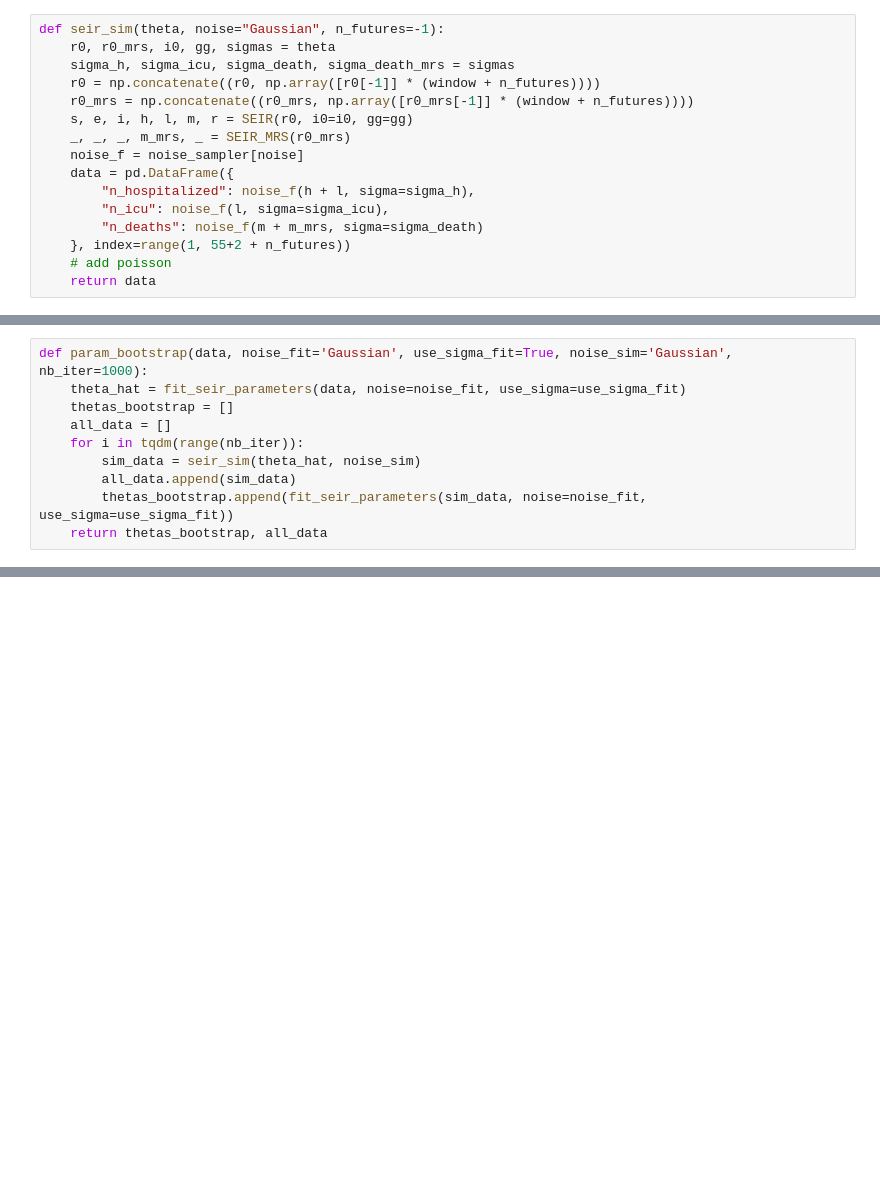
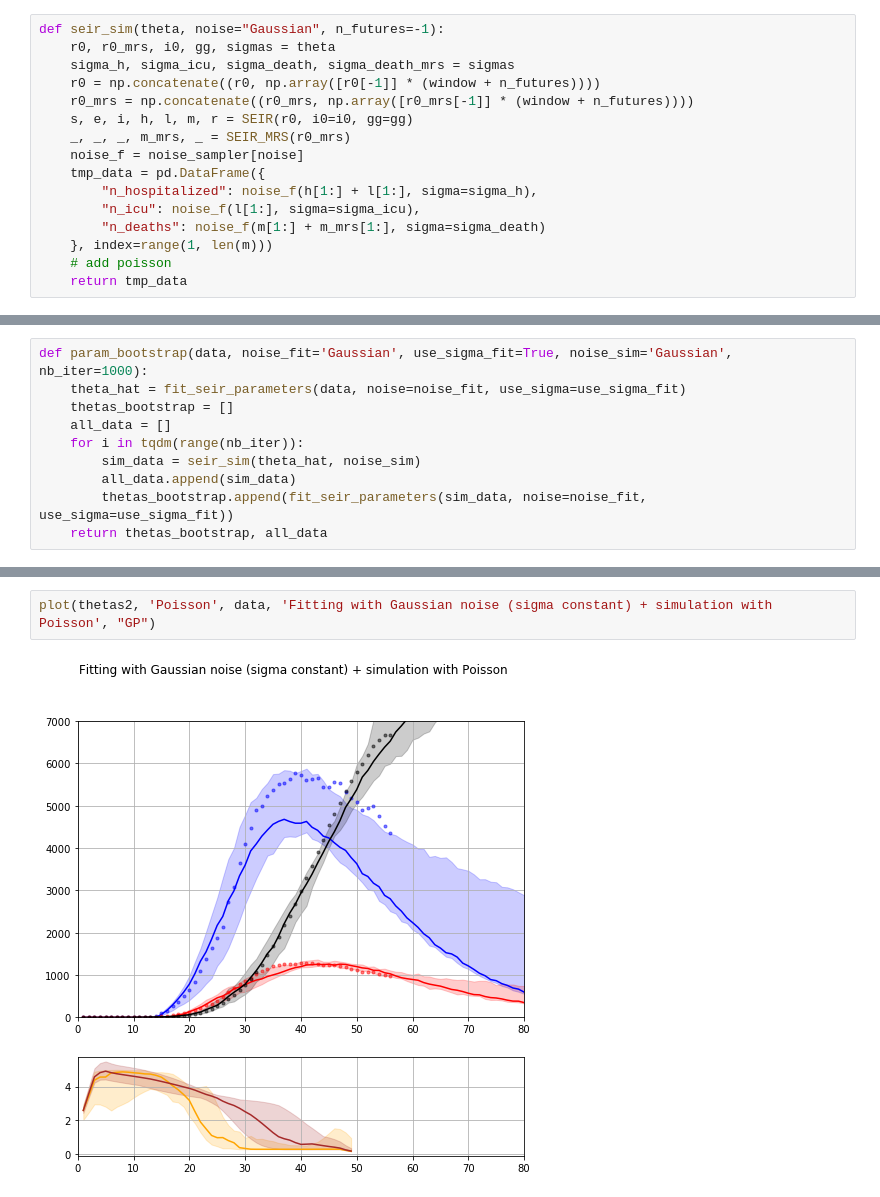
Before and after one commit to glouppe/covid19be, a Jupyter notebook: vdwnico-reimplementation-consolidated-Boostraping.ipynb, the cells around one changed output, grey strips where cells are left out. Cells and saved outputs as stored; diff of their text form; blank space fills up the shorter version.

```diff
--- a/vdwnico-reimplementation-consolidated-Boostraping.ipynb
+++ b/vdwnico-reimplementation-consolidated-Boostraping.ipynb
@@ -453,10 +432,10 @@ def seir_sim(theta, noise="Gaussian", n_futures=-1):
     s, e, i, h, l, m, r = SEIR(r0, i0=i0, gg=gg)
     _, _, _, m_mrs, _ = SEIR_MRS(r0_mrs)
     noise_f = noise_sampler[noise]
-    data = pd.DataFrame({
-        "n_hospitalized": noise_f(h + l, sigma=sigma_h),
-        "n_icu": noise_f(l, sigma=sigma_icu),
-        "n_deaths": noise_f(m + m_mrs, sigma=sigma_death)
-    }, index=range(1, 55+2 + n_futures))
+    tmp_data = pd.DataFrame({
+        "n_hospitalized": noise_f(h[1:] + l[1:], sigma=sigma_h),
+        "n_icu": noise_f(l[1:], sigma=sigma_icu),
+        "n_deaths": noise_f(m[1:] + m_mrs[1:], sigma=sigma_death)
+    }, index=range(1, len(m)))
     # add poisson
-    return data
+    return tmp_data
@@ -525,3 +515,7 @@ def plot(thetas_bootstrap, noise, obs_data=None, title='', name=''):
 
     plt.savefig("nicolas-reimpl-bootstrap-%s.png" % name)
     plt.show()
+# %%
+plot(thetas2, 'Poisson', data, 'Fitting with Gaussian noise (sigma constant) + simulation with Poisson', "GP")
+# %% [output]
+[figure, added]
```
Also changed, not shown: parts of 17 cells of this notebook.
